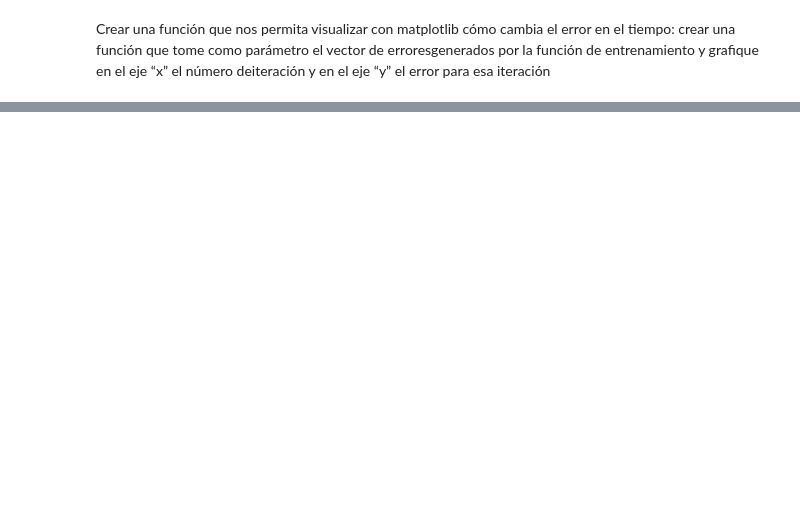
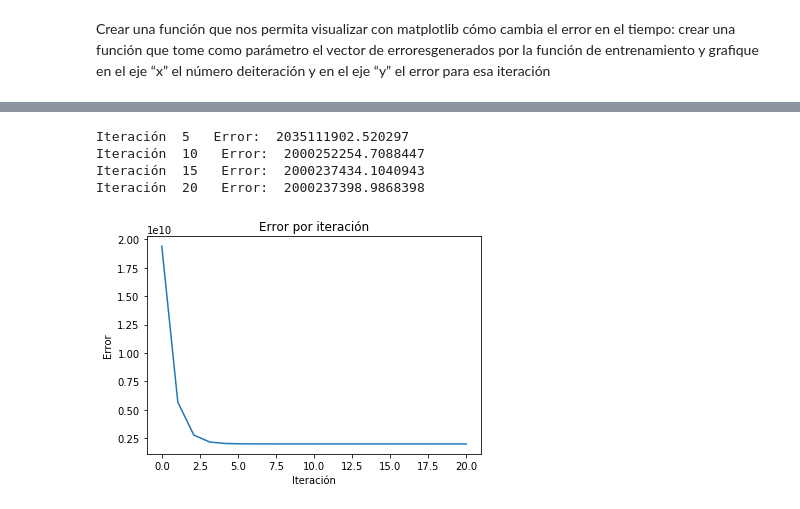
Before and after one commit to yaxha/mds-idc-proyecto, a Jupyter notebook: Proyecto-José_Barrios.ipynb, the cells around one changed output, grey strips where cells are left out. Cells and saved outputs as stored; diff of their text form; code cells hidden in the pictures; blank space fills up the shorter version.

```diff
--- a/Proyecto-José_Barrios.ipynb
+++ b/Proyecto-José_Barrios.ipynb
@@ -275,0 +295,9 @@ def grafico_perdida(arr_x, arr_y, epochs, imprimir_error_cada, lr):
+# %%
+x_floor, y_floor = train_model(data_entrenamiento['1stFlrSF'], data_entrenamiento['SalePrice'], 20, 5, 0.000001)
+grafico_perdida(x_floor, y_floor)
+# %% [output]
+Iteración  5   Error:  2035111902.520297
+Iteración  10   Error:  2000252254.7088447
+Iteración  15   Error:  2000237434.1040943
+Iteración  20   Error:  2000237398.9868398
+[figure, added]
```
Also changed, not shown: parts of 19 cells of this notebook.
